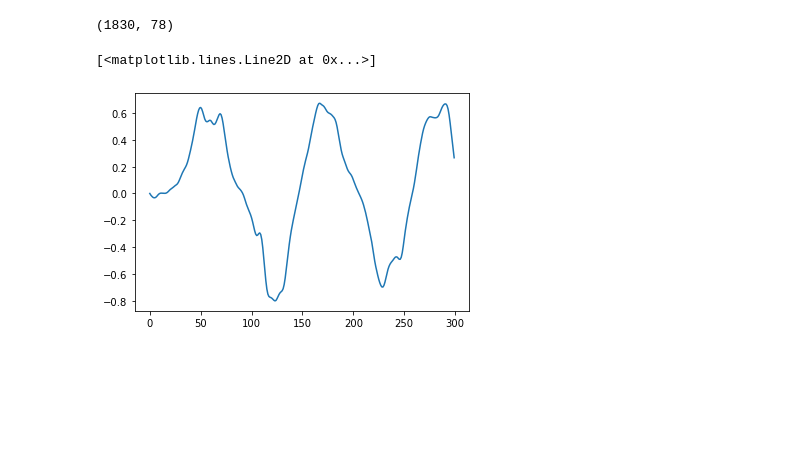
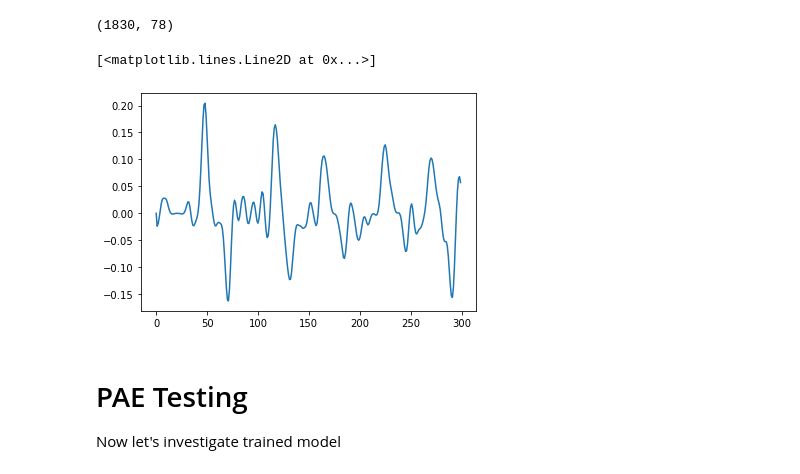
Before and after one commit to FineMotion/GENEA_2023, a Jupyter notebook: PAE.ipynb, the cells around one changed output. Saved outputs shown, nothing was run; the diff lists cells and outputs as text; code cells hidden in the pictures; blank space fills up the shorter version.

Commit message:
Added plotting of PAE results

```diff
--- a/PAE.ipynb
+++ b/PAE.ipynb
@@ -458,7 +458,10 @@ sample.reshape(sample.shape[0]
 # %%
 import matplotlib.pyplot as plt
 
-plt.plot(sample[:300, 0])
+plt.plot(sample[:300, 4])
 # %% [output]
 [<matplotlib.lines.Line2D at 0x...>]
-[figure, old version]
+[figure, new version]
+# %% [markdown]
+# PAE Testing
+Now let's investigate trained model
```
Also changed, not shown: parts of 31 cells of this notebook, 2 other files.
